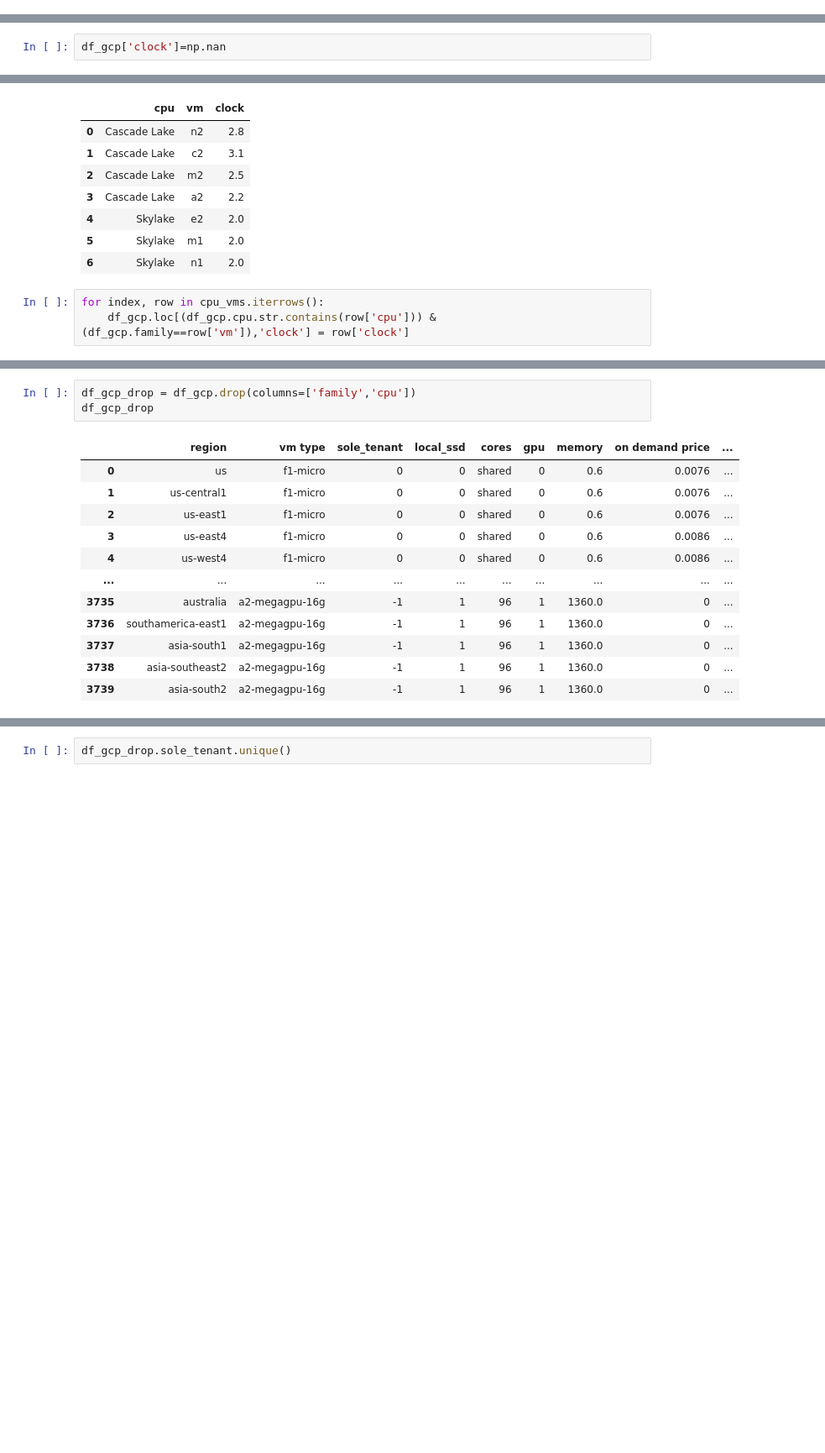
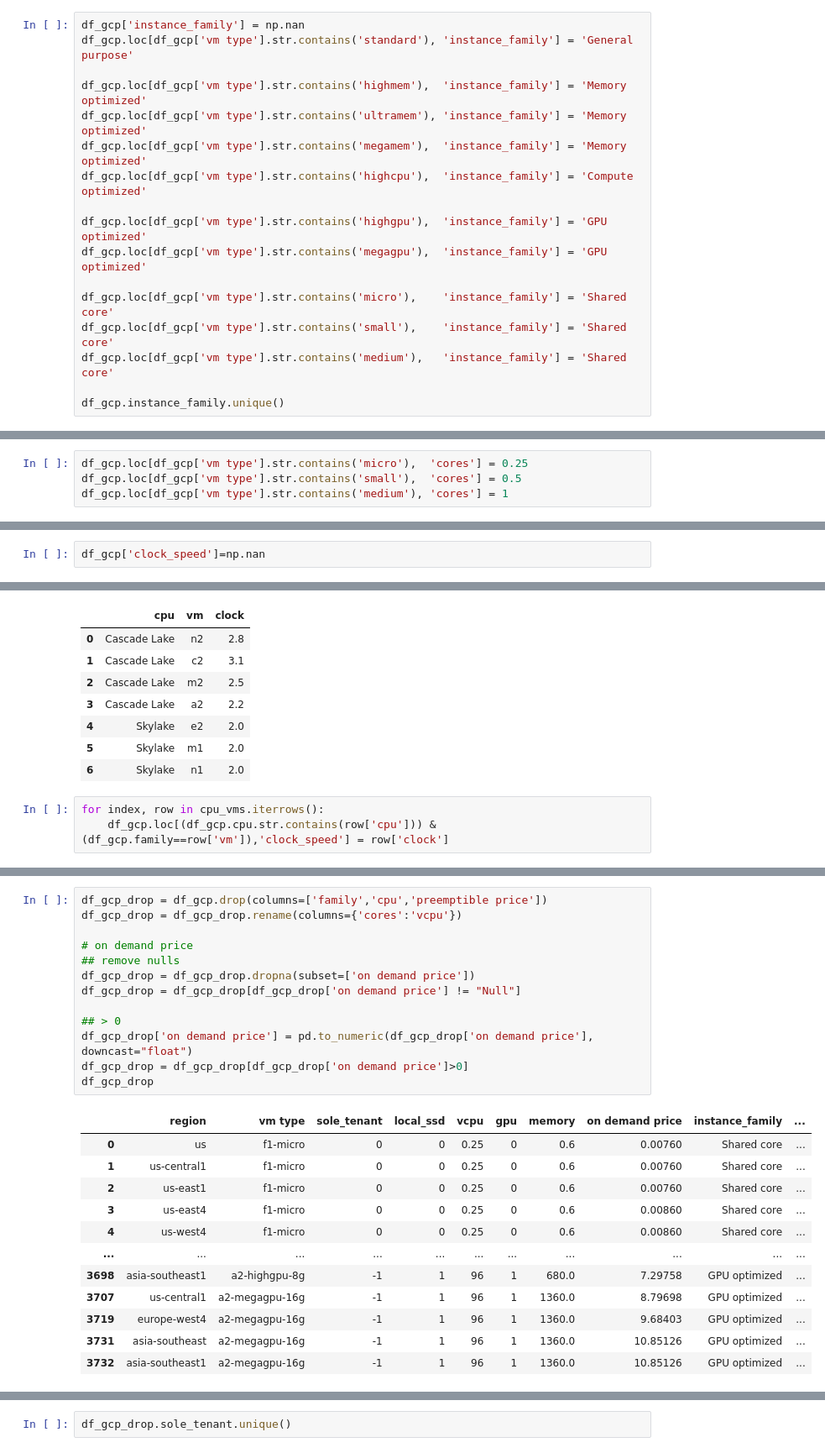
Before and after one commit to wframe-uw/Cloud-Comparison, a Jupyter notebook: Clean_And_Pickle_GCP.ipynb, the cells around one changed output, grey strips where cells are left out. Shown at 84% size. Cells and saved outputs as stored; diff of their text form; blank space fills up the shorter version.

```diff
--- a/Clean_And_Pickle_GCP.ipynb
+++ b/Clean_And_Pickle_GCP.ipynb
@@ -39,0 +42,17 @@ df_gcp = gcp_compute_data.drop(columns=['regional_disk','nested_virtualization',
+# %%
+df_gcp['instance_family'] = np.nan
+df_gcp.loc[df_gcp['vm type'].str.contains('standard'), 'instance_family'] = 'General purpose'
+
+df_gcp.loc[df_gcp['vm type'].str.contains('highmem'),  'instance_family'] = 'Memory optimized'
+df_gcp.loc[df_gcp['vm type'].str.contains('ultramem'), 'instance_family'] = 'Memory optimized'
+df_gcp.loc[df_gcp['vm type'].str.contains('megamem'),  'instance_family'] = 'Memory optimized'
+df_gcp.loc[df_gcp['vm type'].str.contains('highcpu'),  'instance_family'] = 'Compute optimized'
+
+df_gcp.loc[df_gcp['vm type'].str.contains('highgpu'),  'instance_family'] = 'GPU optimized'
+df_gcp.loc[df_gcp['vm type'].str.contains('megagpu'),  'instance_family'] = 'GPU optimized'
+
+df_gcp.loc[df_gcp['vm type'].str.contains('micro'),    'instance_family'] = 'Shared core'
+df_gcp.loc[df_gcp['vm type'].str.contains('small'),    'instance_family'] = 'Shared core'
+df_gcp.loc[df_gcp['vm type'].str.contains('medium'),   'instance_family'] = 'Shared core'
+
+df_gcp.instance_family.unique()
@@ -39,0 +64,4 @@ df_gcp = gcp_compute_data.drop(columns=['regional_disk','nested_virtualization',
+# %%
+df_gcp.loc[df_gcp['vm type'].str.contains('micro'),  'cores'] = 0.25
+df_gcp.loc[df_gcp['vm type'].str.contains('small'),  'cores'] = 0.5
+df_gcp.loc[df_gcp['vm type'].str.contains('medium'), 'cores'] = 1
@@ -40,5 +73,5 @@ df_gcp = gcp_compute_data.drop(columns=['regional_disk','nested_virtualization',
 # %%
-df_gcp['clock']=np.nan
+df_gcp['clock_speed']=np.nan
 # %%
 df_gcp.cpu.unique()
 # %% [output]
@@ -85,5 +118,5 @@ cpu_vms
 | 6 | Skylake | n1 | 2.0 |
 # %%
 for index, row in cpu_vms.iterrows():
-    df_gcp.loc[(df_gcp.cpu.str.contains(row['cpu'])) & (df_gcp.family==row['vm']),'clock'] = row['clock']
+    df_gcp.loc[(df_gcp.cpu.str.contains(row['cpu'])) & (df_gcp.family==row['vm']),'clock_speed'] = row['clock']
 # %%
@@ -91,18 +124,28 @@ df_gcp.clock.unique()
 # %% [output]
 array([nan, 2. , 2.8, 3.1, 2.5, 2.2])
 # %%
-df_gcp_drop = df_gcp.drop(columns=['family','cpu'])
+df_gcp_drop = df_gcp.drop(columns=['family','cpu','preemptible price'])
+df_gcp_drop = df_gcp_drop.rename(columns={'cores':'vcpu'})
+
+# on demand price
+## remove nulls
+df_gcp_drop = df_gcp_drop.dropna(subset=['on demand price'])
+df_gcp_drop = df_gcp_drop[df_gcp_drop['on demand price'] != "Null"]
+
+## > 0
+df_gcp_drop['on demand price'] = pd.to_numeric(df_gcp_drop['on demand price'], downcast="float")
+df_gcp_drop = df_gcp_drop[df_gcp_drop['on demand price']>0]
 df_gcp_drop
 # %% [output]
-|  | region | vm type | sole_tenant | local_ssd | cores | gpu | memory | on demand price | ... |
-| 0 | us | f1-micro | 0 | 0 | shared | 0 | 0.6 | 0.0076 | ... |
-| 1 | us-central1 | f1-micro | 0 | 0 | shared | 0 | 0.6 | 0.0076 | ... |
-| 2 | us-east1 | f1-micro | 0 | 0 | shared | 0 | 0.6 | 0.0076 | ... |
-| 3 | us-east4 | f1-micro | 0 | 0 | shared | 0 | 0.6 | 0.0086 | ... |
-| 4 | us-west4 | f1-micro | 0 | 0 | shared | 0 | 0.6 | 0.0086 | ... |
-| ... | ... | ... | ... | ... | ... | ... | ... | ... | ... |
-| 3735 | australia | a2-megagpu-16g | -1 | 1 | 96 | 1 | 1360.0 | 0 | ... |
-| 3736 | southamerica-east1 | a2-megagpu-16g | -1 | 1 | 96 | 1 | 1360.0 | 0 | ... |
-| 3737 | asia-south1 | a2-megagpu-16g | -1 | 1 | 96 | 1 | 1360.0 | 0 | ... |
-| 3738 | asia-southeast2 | a2-megagpu-16g | -1 | 1 | 96 | 1 | 1360.0 | 0 | ... |
-| 3739 | asia-south2 | a2-megagpu-16g | -1 | 1 | 96 | 1 | 1360.0 | 0 | ... |
+|  | region | vm type | sole_tenant | local_ssd | vcpu | gpu | memory | on demand price | instance_family | ... |
+| 0 | us | f1-micro | 0 | 0 | 0.25 | 0 | 0.6 | 0.00760 | Shared core | ... |
+| 1 | us-central1 | f1-micro | 0 | 0 | 0.25 | 0 | 0.6 | 0.00760 | Shared core | ... |
+| 2 | us-east1 | f1-micro | 0 | 0 | 0.25 | 0 | 0.6 | 0.00760 | Shared core | ... |
+| 3 | us-east4 | f1-micro | 0 | 0 | 0.25 | 0 | 0.6 | 0.00860 | Shared core | ... |
+| 4 | us-west4 | f1-micro | 0 | 0 | 0.25 | 0 | 0.6 | 0.00860 | Shared core | ... |
+| ... | ... | ... | ... | ... | ... | ... | ... | ... | ... | ... |
+| 3698 | asia-southeast1 | a2-highgpu-8g | -1 | 1 | 96 | 1 | 680.0 | 7.29758 | GPU optimized | ... |
+| 3707 | us-central1 | a2-megagpu-16g | -1 | 1 | 96 | 1 | 1360.0 | 8.79698 | GPU optimized | ... |
+| 3719 | europe-west4 | a2-megagpu-16g | -1 | 1 | 96 | 1 | 1360.0 | 9.68403 | GPU optimized | ... |
+| 3731 | asia-southeast | a2-megagpu-16g | -1 | 1 | 96 | 1 | 1360.0 | 10.85126 | GPU optimized | ... |
+| 3732 | asia-southeast1 | a2-megagpu-16g | -1 | 1 | 96 | 1 | 1360.0 | 10.85126 | GPU optimized | ... |
```
Also changed, not shown: parts of 11 cells of this notebook, 4 other files.
